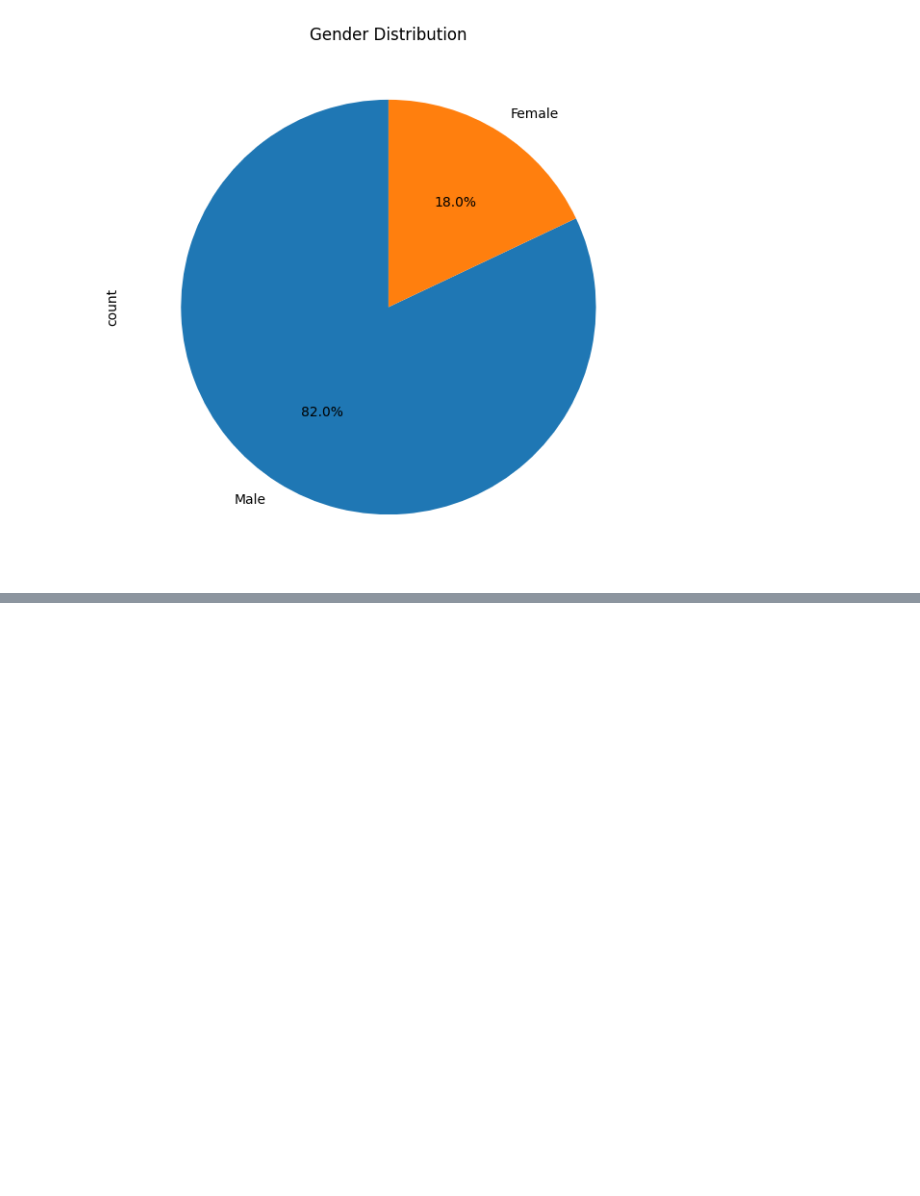
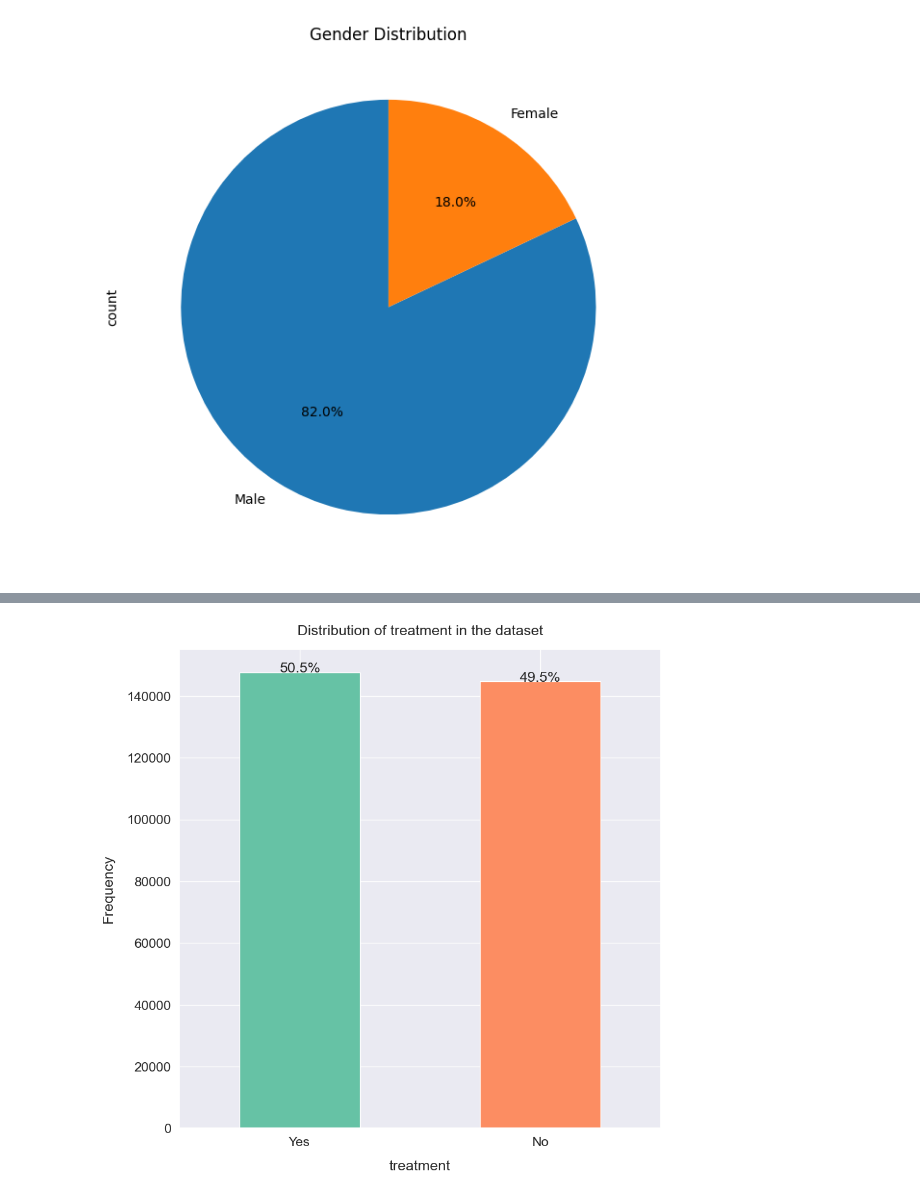
Before and after one commit to bhandariarun/KMC_Project, a Jupyter notebook: Untitled.ipynb, the cells around one changed output, grey strips where cells are left out. Saved outputs shown, nothing was run; the diff lists cells and outputs as text; code cells hidden in the pictures; blank space fills up the shorter version.

```diff
--- a/Untitled.ipynb
+++ b/Untitled.ipynb
@@ -150,0 +193,4 @@ ValueError: Could not interpret value `gender` for `x`. An entry with this name
+# %%
+univariate_barplot(df, "treatment")
+# %% [output]
+[figure, added]
```
Also changed, not shown: parts of 13 cells of this notebook.
